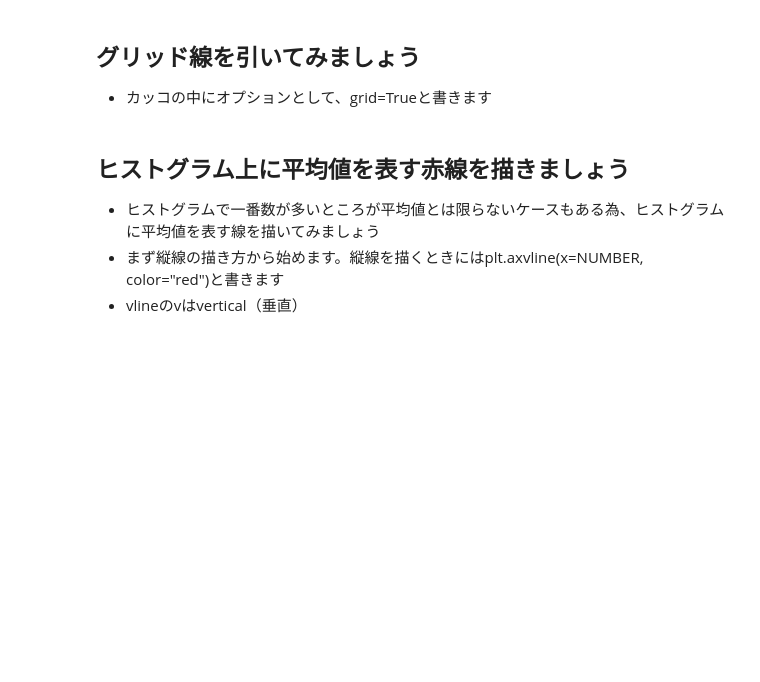
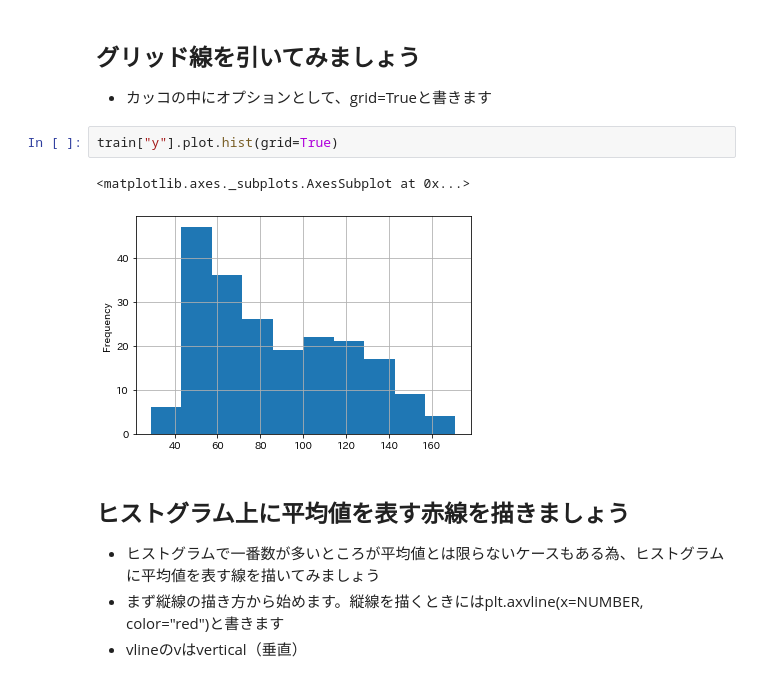
Before and after one commit to FumihisaKobayashi/test_udemy_jupyter, a Jupyter notebook: Section3_3.ipynb, the cells around one changed output. Saved outputs shown, nothing was run; the diff lists cells and outputs as text; blank space fills up the shorter version.

```diff
--- a/Section3_3.ipynb
+++ b/Section3_3.ipynb
@@ -58,6 +75,11 @@ train["y"].plot(figsize=(12,4))
 # %% [markdown]
 ## グリッド線を引いてみましょう
 - カッコの中にオプションとして、grid=Trueと書きます
+# %%
+train["y"].plot.hist(grid=True)
+# %% [output]
+<matplotlib.axes._subplots.AxesSubplot at 0x...>
+[figure, added]
 # %% [markdown]
 ## ヒストグラム上に平均値を表す赤線を描きましょう
 - ヒストグラムで一番数が多いところが平均値とは限らないケースもある為、ヒストグラムに平均値を表す線を描いてみましょう
```
Also changed, not shown: parts of 12 cells of this notebook.
